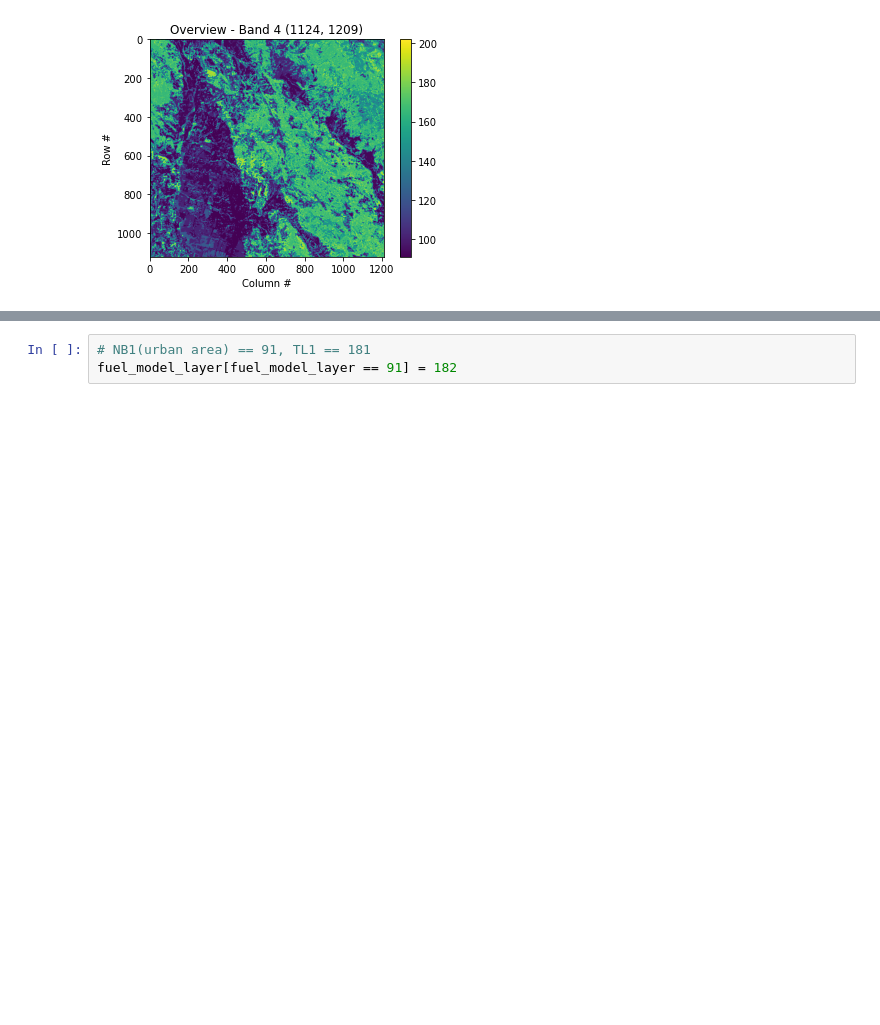
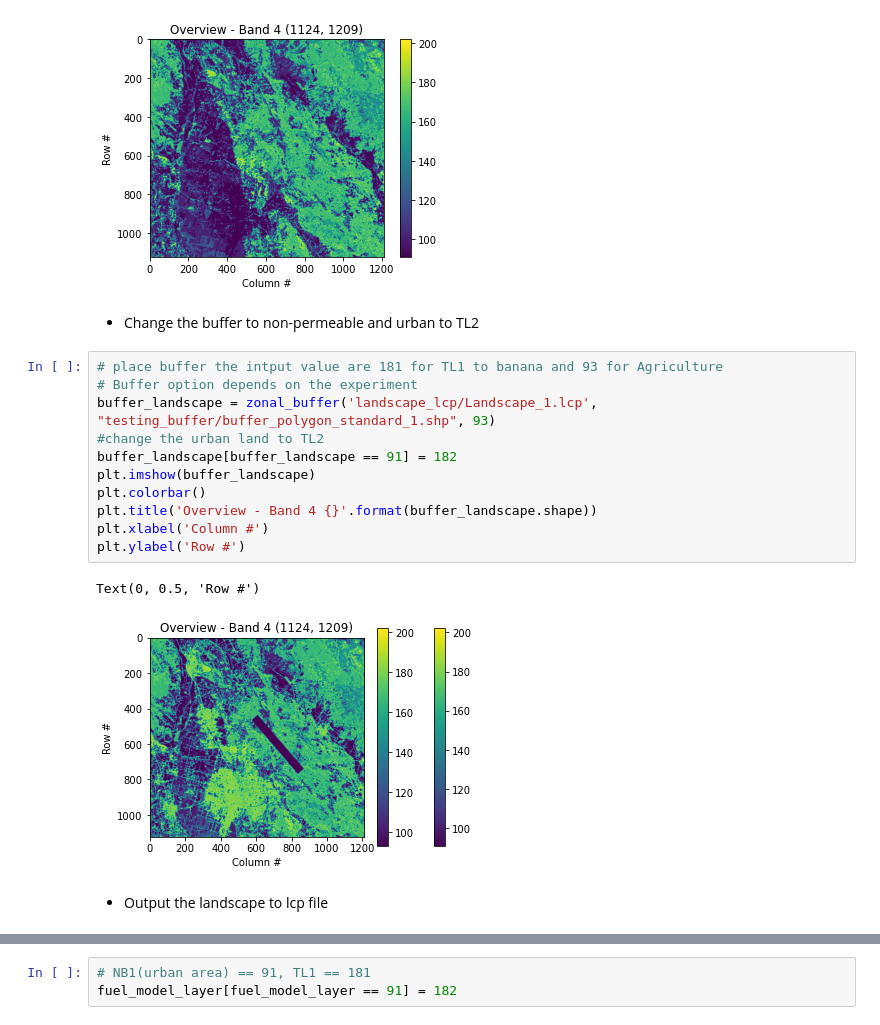
Before and after one commit to fxdawnn/VeggieWildfire, a Jupyter notebook: gdal_lcp.ipynb, the cells around one changed output, grey strips where cells are left out. Saved outputs shown, nothing was run; the diff lists cells and outputs as text; blank space fills up the shorter version.

Commit message:
Update after running through banana experiment

```diff
--- a/gdal_lcp.ipynb
+++ b/gdal_lcp.ipynb
@@ -470,3 +473,21 @@ plt.ylabel('Row #')
 # %% [output]
 Text(0, 0.5, 'Row #')
 [figure]
+# %% [markdown]
+- Change the buffer to non-permeable and urban to TL2
+# %%
+# place buffer the intput value are 181 for TL1 to banana and 93 for Agriculture
+# Buffer option depends on the experiment
+buffer_landscape = zonal_buffer('landscape_lcp/Landscape_1.lcp', "testing_buffer/buffer_polygon_standard_1.shp", 93)
+#change the urban land to TL2
+buffer_landscape[buffer_landscape == 91] = 182
+plt.imshow(buffer_landscape)
+plt.colorbar()
+plt.title('Overview - Band 4 {}'.format(buffer_landscape.shape))
+plt.xlabel('Column #')
+plt.ylabel('Row #')
+# %% [output]
+Text(0, 0.5, 'Row #')
+[figure, added]
+# %% [markdown]
+- Output the landscape to lcp file
```
Also changed, not shown: parts of 14 cells of this notebook, 1 other file.
